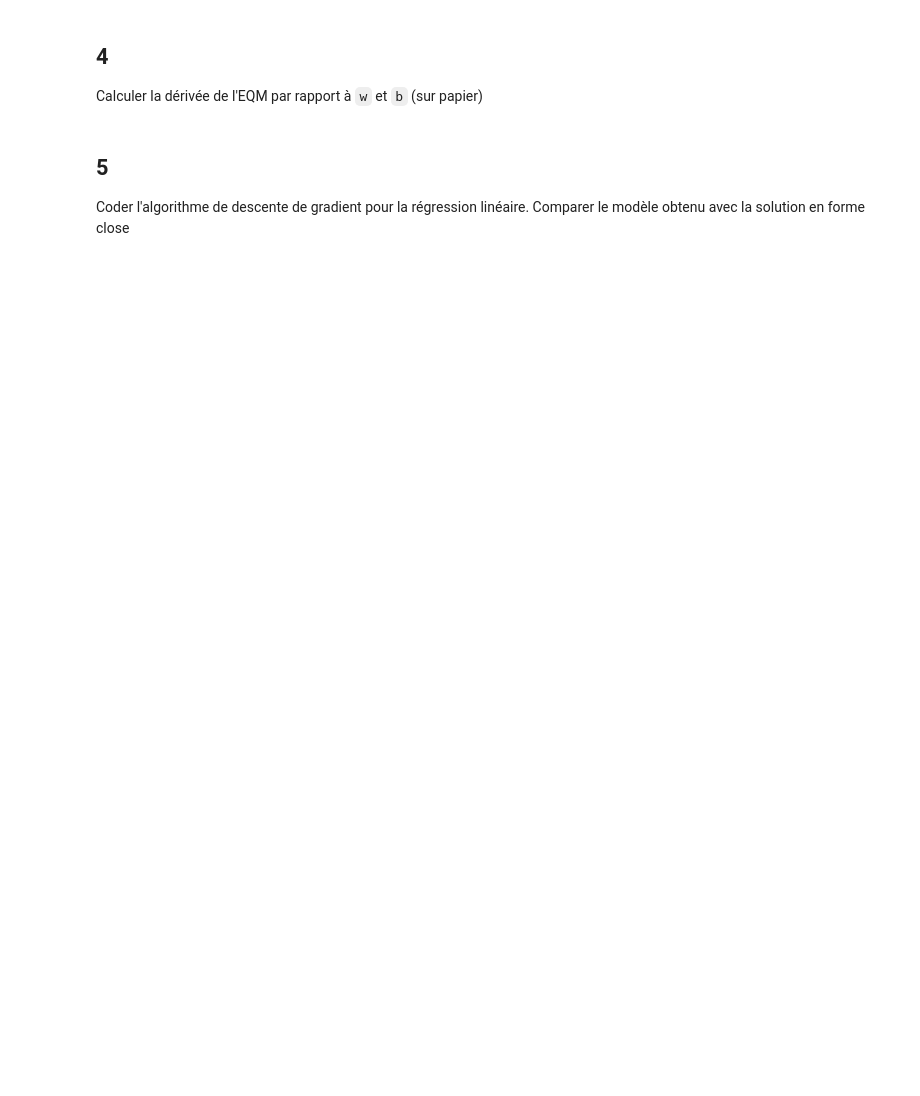
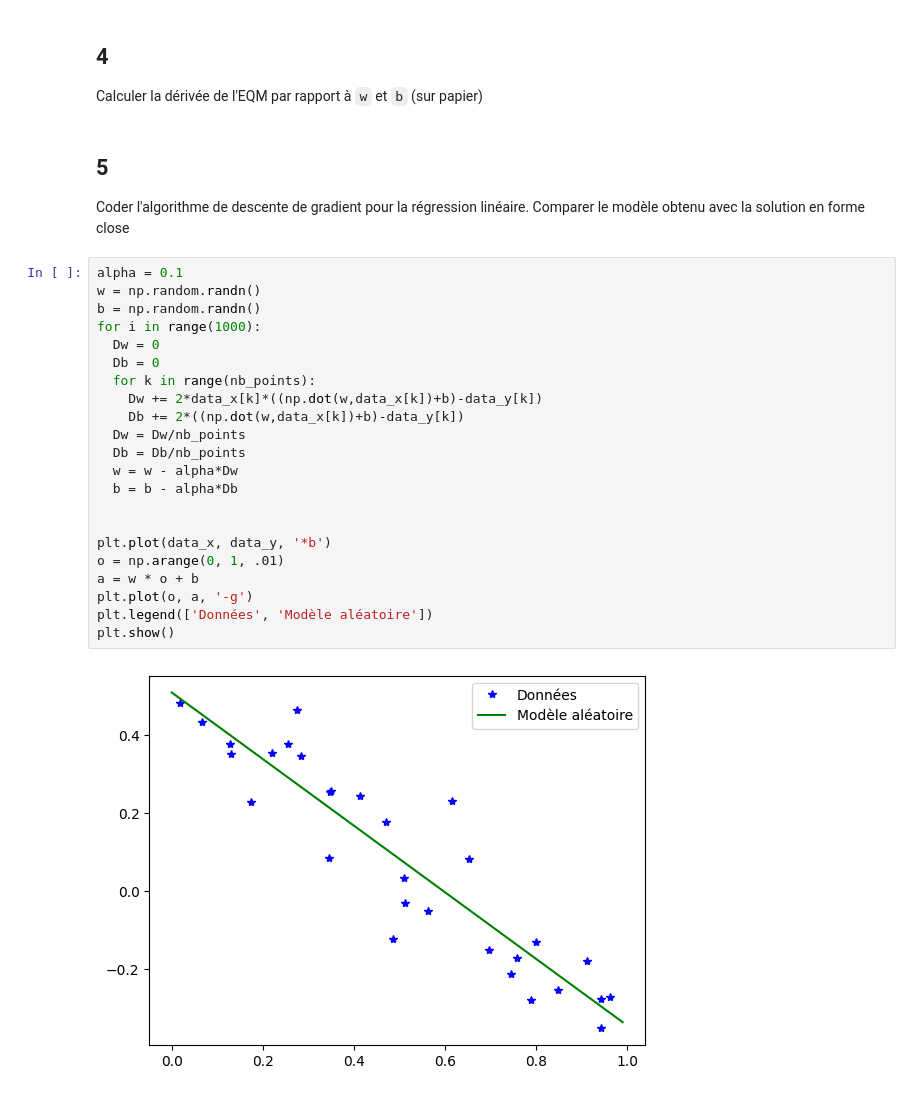
Before and after one commit to AymanBard/MachineLearningOption, a Jupyter notebook: [02]_regression.ipynb, the cells around one changed output. Drawn from its saved outputs; the diff is of its cells as text; blank space fills up the shorter version.

```diff
--- a/[02]_regression.ipynb
+++ b/[02]_regression.ipynb
@@ -110,3 +143,27 @@ Calculer la dérivée de l'EQM par rapport à `w` et `b` (sur papier)
 # %% [markdown]
 ## 5
 Coder l'algorithme de descente de gradient pour la régression linéaire. Comparer le modèle obtenu avec la solution en forme close
+# %%
+alpha = 0.1
+w = np.random.randn()
+b = np.random.randn()
+for i in range(1000):
+  Dw = 0
+  Db = 0
+  for k in range(nb_points):
+    Dw += 2*data_x[k]*((np.dot(w,data_x[k])+b)-data_y[k])
+    Db += 2*((np.dot(w,data_x[k])+b)-data_y[k])
+  Dw = Dw/nb_points
+  Db = Db/nb_points
+  w = w - alpha*Dw
+  b = b - alpha*Db
+
+
+plt.plot(data_x, data_y, '*b')
+o = np.arange(0, 1, .01)
+a = w * o + b
+plt.plot(o, a, '-g')
+plt.legend(['Données', 'Modèle aléatoire'])
+plt.show()
+# %% [output]
+[figure, added]
```
Also changed, not shown: parts of 9 cells of this notebook.
